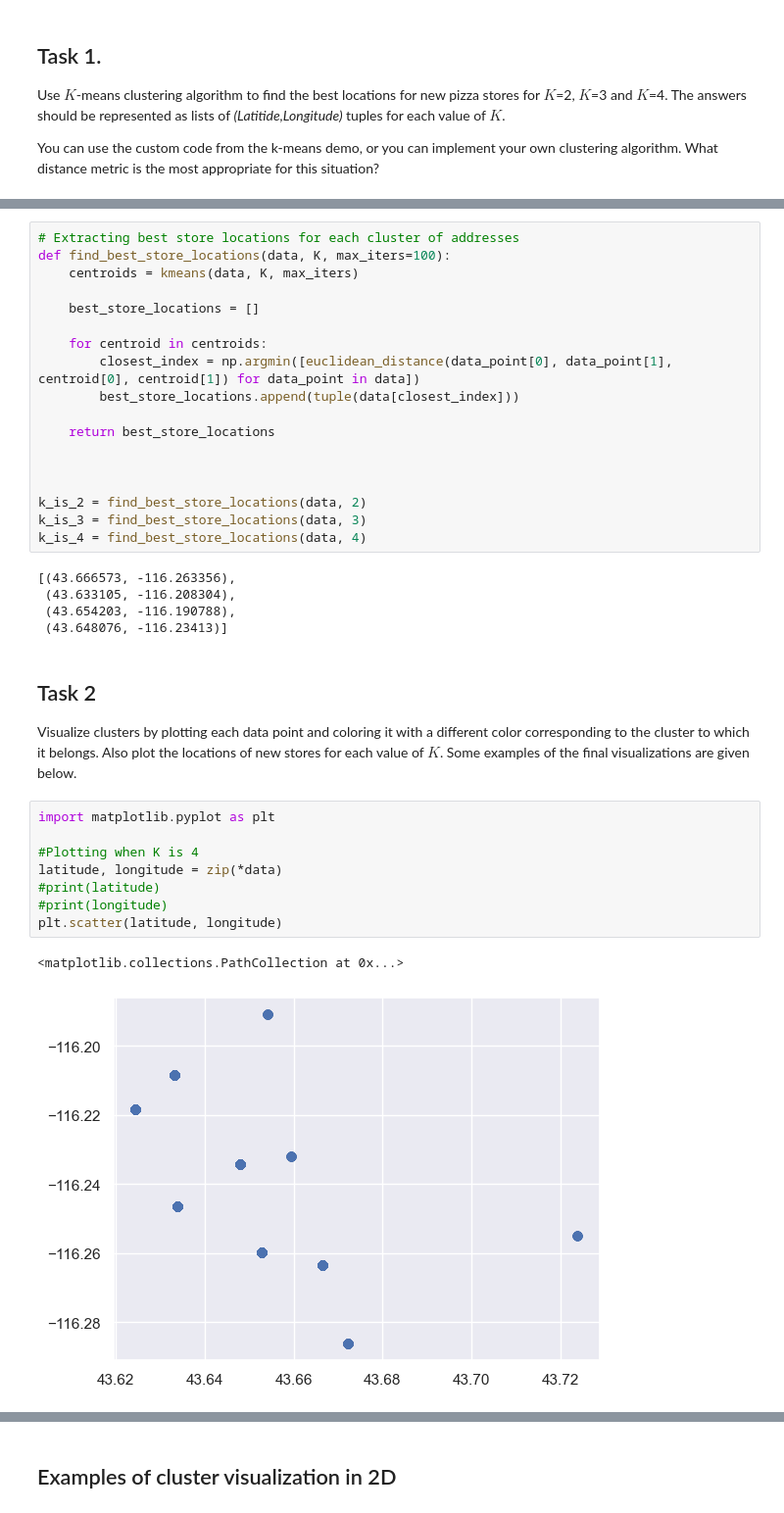
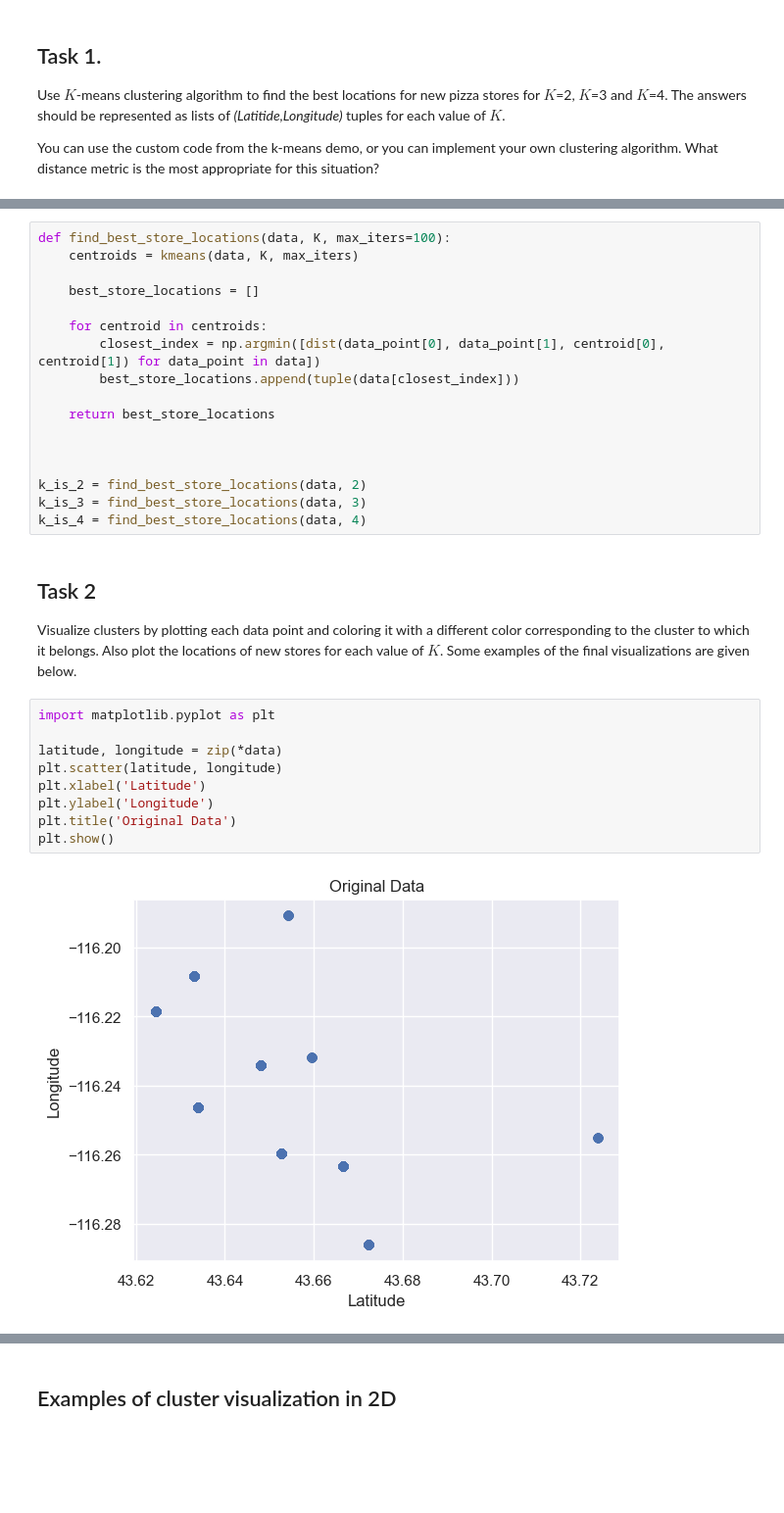
Before and after one commit to hughesc13/cs1503-lab-pizza-locations, a Jupyter notebook: store_locations_lab.ipynb, the cells around one changed output, grey strips where cells are left out. Shown: that part at 98% size. Cells and saved outputs as stored; diff of their text form; blank space fills up the shorter version.

Commit message:
plot

```diff
--- a/store_locations_lab.ipynb
+++ b/store_locations_lab.ipynb
@@ -81,14 +81,13 @@ def kmeans(data, K, max_iters=100):
 
 #kmeans(data, 4)
 # %%
-# Extracting best store locations for each cluster of addresses
 def find_best_store_locations(data, K, max_iters=100):
     centroids = kmeans(data, K, max_iters)
 
     best_store_locations = []
 
     for centroid in centroids:
-        closest_index = np.argmin([euclidean_distance(data_point[0], data_point[1], centroid[0], centroid[1]) for data_point in data])
+        closest_index = np.argmin([dist(data_point[0], data_point[1], centroid[0], centroid[1]) for data_point in data])
         best_store_locations.append(tuple(data[closest_index]))
 
     return best_store_locations
@@ -98,22 +97,17 @@ def find_best_store_locations(data, K, max_iters=100):
 k_is_2 = find_best_store_locations(data, 2)
 k_is_3 = find_best_store_locations(data, 3)
 k_is_4 = find_best_store_locations(data, 4)
-# %% [output]
-[(43.666573, -116.263356),
- (43.633105, -116.208304),
- (43.654203, -116.190788),
- (43.648076, -116.23413)]
 # %% [markdown]
 ## Task 2
 Visualize clusters by plotting each data point and coloring it with a different color corresponding to the cluster to which it belongs. Also plot the locations of new stores for each value of $K$. Some examples of the final visualizations are given below.
 # %%
 import matplotlib.pyplot as plt
 
-#Plotting when K is 4
 latitude, longitude = zip(*data)
-#print(latitude)
-#print(longitude)
 plt.scatter(latitude, longitude)
+plt.xlabel('Latitude')
+plt.ylabel('Longitude')
+plt.title('Original Data')
+plt.show()
 # %% [output]
-<matplotlib.collections.PathCollection at 0x...>
-[figure, old version]
+[figure, new version]
```
Also changed, not shown: parts of 8 cells of this notebook.
